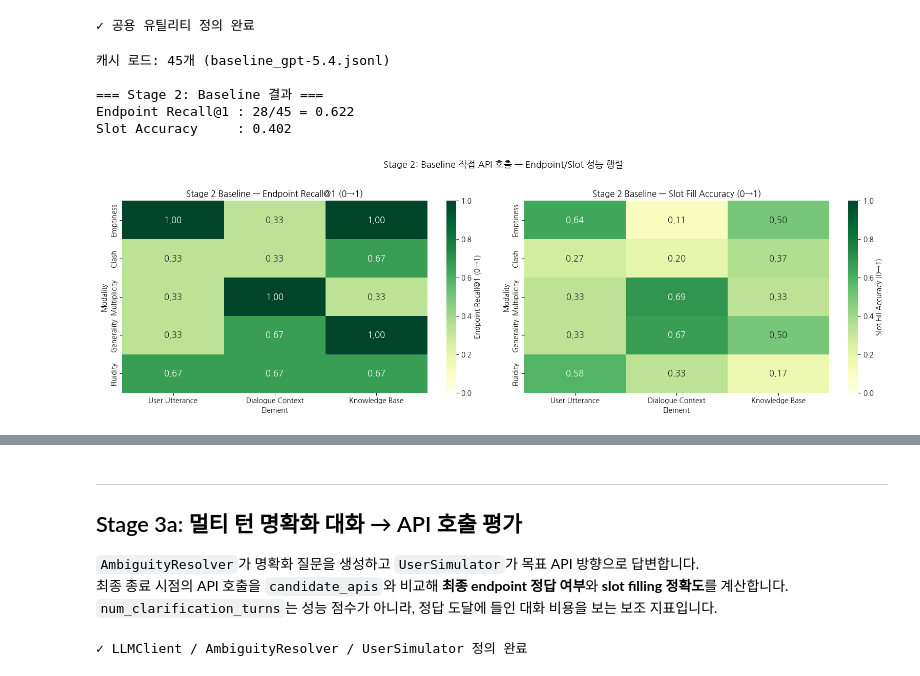
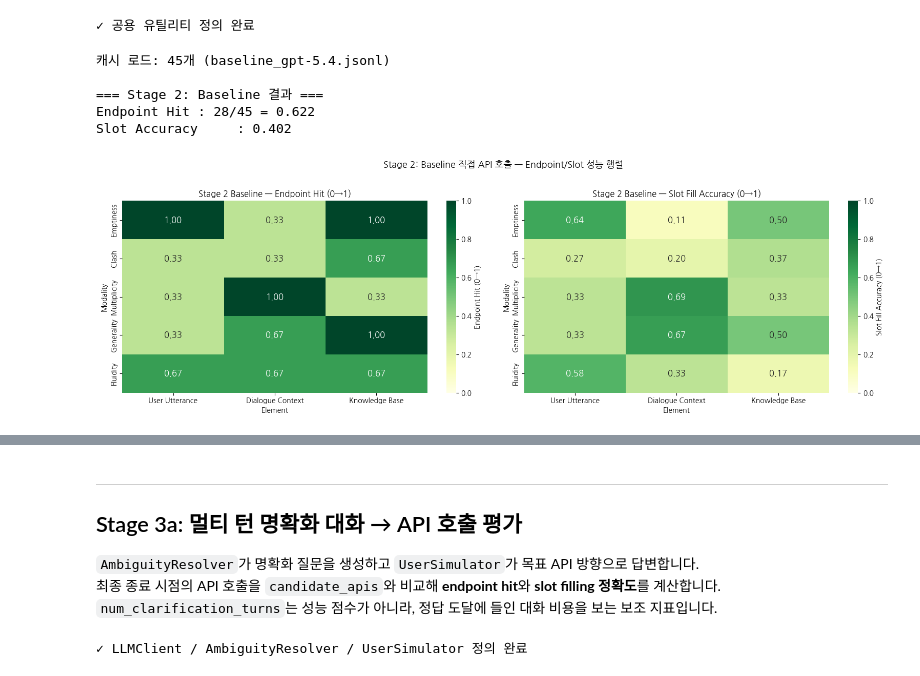
Before and after one commit to hanliger/UncertainQueryEval, a Jupyter notebook: notebooks/ambiguity_eval_framework.ipynb, the cells around one changed output, grey strips where cells are left out. Drawn from its saved outputs; the diff is of its cells as text; code cells hidden in the pictures.

```diff
--- a/notebooks/ambiguity_eval_framework.ipynb
+++ b/notebooks/ambiguity_eval_framework.ipynb
@@ -588,7 +588,7 @@ def get_target_api_candidates(scenario: dict) -> list:
 def evaluate_endpoint_and_slots(predicted: dict, candidates: list) -> dict:
     """
     단일 API 호출 결과를 평가한다.
-    - endpoint_hit: gold candidate endpoint 중 하나를 정확히 선택했는가
+    - endpoint_hit: gold candidate endpoint 중 하나를 정확히 선택했는가 (0 또는 1)
     - slot_fill_accuracy: 선택한 endpoint의 gold concrete slot 중 정확히 채운 비율
       (endpoint마다 gold slot 수가 다르므로 per-example ratio로 정규화)
     """
@@ -708,7 +708,6 @@ async def run_baseline_scenario(scenario: dict, client: AsyncOpenAI) -> dict:
         "predicted_api_id":     predicted.get("api_id"),
         "predicted_endpoint":   predicted.get("endpoint"),
         "endpoint_hit":         metrics["endpoint_hit"],
-        "recall_at_1":          float(metrics["endpoint_hit"]),
         "slot_fill_accuracy":   metrics["slot_fill_accuracy"],
         "correct_slot_count":   metrics["correct_slot_count"],
         "gold_slot_count":      metrics["gold_slot_count"],
@@ -757,62 +756,62 @@ if not baseline_results:
 
 baseline_by_id = {r["scenario_id"]: r for r in baseline_results}
 
-endpoint_hit_list = [float(r["endpoint_hit"]) for r in baseline_results]
+endpoint_hit_list = [float(r.get("endpoint_hit", 0.0)) for r in baseline_results]
 slot_acc_list     = [r["slot_fill_accuracy"] for r in baseline_results]
 print(f"\n=== Stage 2: Baseline 결과 ===")
-print(f"Endpoint Recall@1 : {sum(endpoint_hit_list):.0f}/{len(endpoint_hit_list)} = {mean(endpoint_hit_list):.3f}")
+print(f"Endpoint Hit : {sum(endpoint_hit_list):.0f}/{len(endpoint_hit_list)} = {mean(endpoint_hit_list):.3f}")
 print(f"Slot Accuracy     : {mean(slot_acc_list):.3f}")
 # %% [output]
 캐시 로드: 45개 (baseline_gpt-5.4.jsonl)
 
 === Stage 2: Baseline 결과 ===
-Endpoint Recall@1 : 28/45 = 0.622
+Endpoint Hit : 28/45 = 0.622
 Slot Accuracy     : 0.402
 # %%
 # Stage 2: Baseline — 5×3 Taxonomy 히트맵
 base_df = pd.DataFrame(baseline_results)
 
-mat_recall = np.full((5, 3), np.nan)
-mat_slot   = np.full((5, 3), np.nan)
-cnt        = np.zeros((5, 3))
+mat_hit  = np.full((5, 3), np.nan)
+mat_slot = np.full((5, 3), np.nan)
+cnt      = np.zeros((5, 3))
 
 for _, row in base_df.iterrows():
     mi = mod_idx(row['taxonomy_modality'])
     ei = elem_idx(row['taxonomy_element'])
     if mi is not None and ei is not None:
-        mat_recall[mi, ei] = np.nansum([mat_recall[mi, ei] if not np.isnan(mat_recall[mi, ei]) else 0,
-                                        float(row.get('recall_at_1', row.get('endpoint_hit', False)))])
-        mat_slot[mi, ei]   = np.nansum([mat_slot[mi, ei] if not np.isnan(mat_slot[mi, ei]) else 0,
-                                        row.get('slot_fill_accuracy') or 0.0])
+        mat_hit[mi, ei] = np.nansum([mat_hit[mi, ei] if not np.isnan(mat_hit[mi, ei]) else 0,
+                                     float(row.get('endpoint_hit', False))])
+        mat_slot[mi, ei] = np.nansum([mat_slot[mi, ei] if not np.isnan(mat_slot[mi, ei]) else 0,
+                                      row.get('slot_fill_accuracy') or 0.0])
         cnt[mi, ei] += 1
 
-avg_recall = np.divide(mat_recall, cnt, where=cnt > 0, out=np.full_like(mat_recall, np.nan))
-avg_slot   = np.divide(mat_slot,   cnt, where=cnt > 0, out=np.full_like(mat_slot,   np.nan))
+avg_hit  = np.divide(mat_hit,  cnt, where=cnt > 0, out=np.full_like(mat_hit,  np.nan))
+avg_slot = np.divide(mat_slot, cnt, where=cnt > 0, out=np.full_like(mat_slot, np.nan))
 
 fig, axes = plt.subplots(1, 2, figsize=(16, 5))
 for ax, mat, title in [
-    (axes[0], avg_recall, 'Endpoint Recall@1 (0→1)'),
-    (axes[1], avg_slot,   'Slot Fill Accuracy (0→1)'),
+    (axes[0], avg_hit,  'Endpoint Hit (0→1)'),
+    (axes[1], avg_slot, 'Slot Fill Accuracy (0→1)'),
 ]:
     sns.heatmap(np.nan_to_num(mat), ax=ax, cmap='YlGn', vmin=0, vmax=1,
                 mask=np.isnan(mat), annot=True, fmt='.2f', annot_kws={'fontsize': 12},
                 xticklabels=ELEM_KEYS, yticklabels=MODALITIES,
                 cbar_kws={'label': title})
     ax.set_title(f'Stage 2 Baseline — {title}', fontsize=12)
     ax.set_xlabel('Element'); ax.set_ylabel('Modality')
 
 plt.suptitle('Stage 2: Baseline 직접 API 호출 — Endpoint/Slot 성능 행렬', fontsize=13, y=1.02)
 plt.tight_layout(); plt.show()
 
 print('\n=== Taxonomy별 Baseline 성능 ===')
 rows = []
 for mi, mod in enumerate(MODALITIES):
     for ei, elem in enumerate(ELEM_KEYS):
-        if not np.isnan(avg_recall[mi, ei]):
+        if not np.isnan(avg_hit[mi, ei]):
             rows.append({'Modality': mod, 'Element': elem,
-                         'Recall@1':       round(avg_recall[mi, ei], 3),
-                         'Slot Accuracy':  round(avg_slot[mi, ei],   3)})
+                         'Endpoint Hit': round(avg_hit[mi, ei], 3),
+                         'Slot Accuracy':     round(avg_slot[mi, ei], 3)})
 print(pd.DataFrame(rows).to_string(index=False))
 # %% [output]
-[figure, old version]
+[figure, new version]
 === Taxonomy별 Baseline 성능 ===
@@ -837,7 +836,7 @@ Multiplicity   Knowledge Base     0.333          0.333
 ## Stage 3a: 멀티 턴 명확화 대화 → API 호출 평가
 
 `AmbiguityResolver`가 명확화 질문을 생성하고 `UserSimulator`가 목표 API 방향으로 답변합니다.
-최종 종료 시점의 API 호출을 `candidate_apis`와 비교해 **최종 endpoint 정답 여부**와 **slot filling 정확도**를 계산합니다.
+최종 종료 시점의 API 호출을 `candidate_apis`와 비교해 **endpoint hit**와 **slot filling 정확도**를 계산합니다.
 `num_clarification_turns`는 성능 점수가 아니라, 정답 도달에 들인 대화 비용을 보는 보조 지표입니다.
 # %%
 # ── LLMClient ────────────────────────────────────────────────────────────
```
Also changed, not shown: parts of 13 cells of this notebook, 4 other files.
